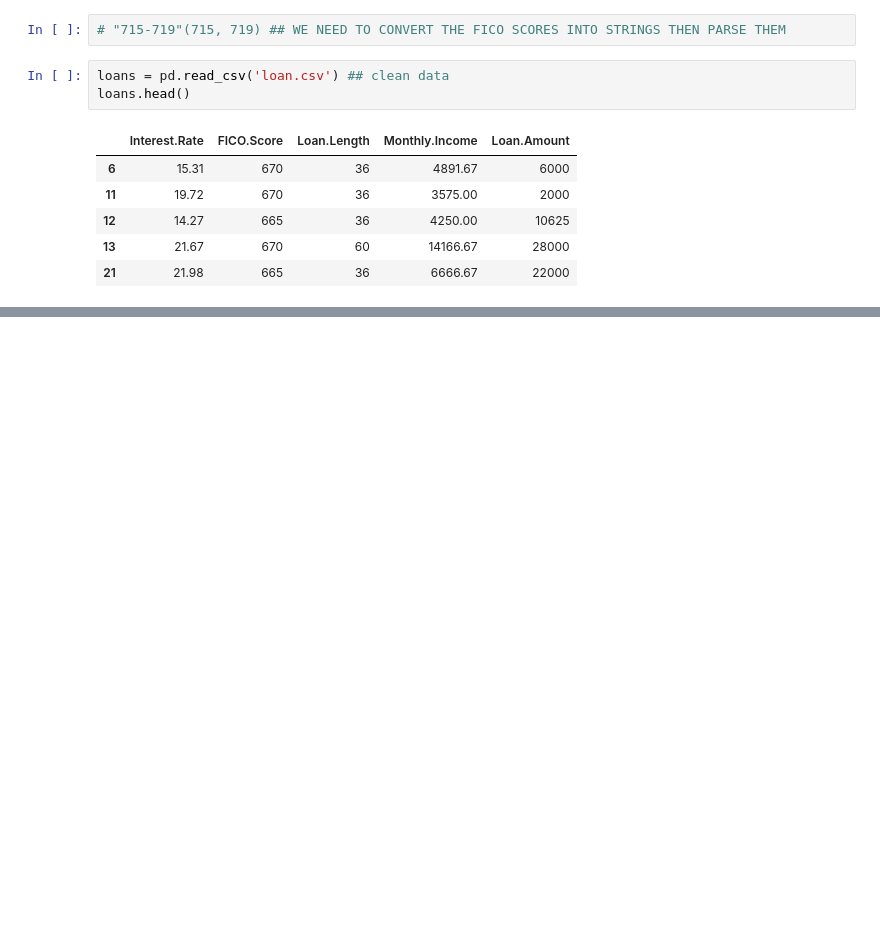
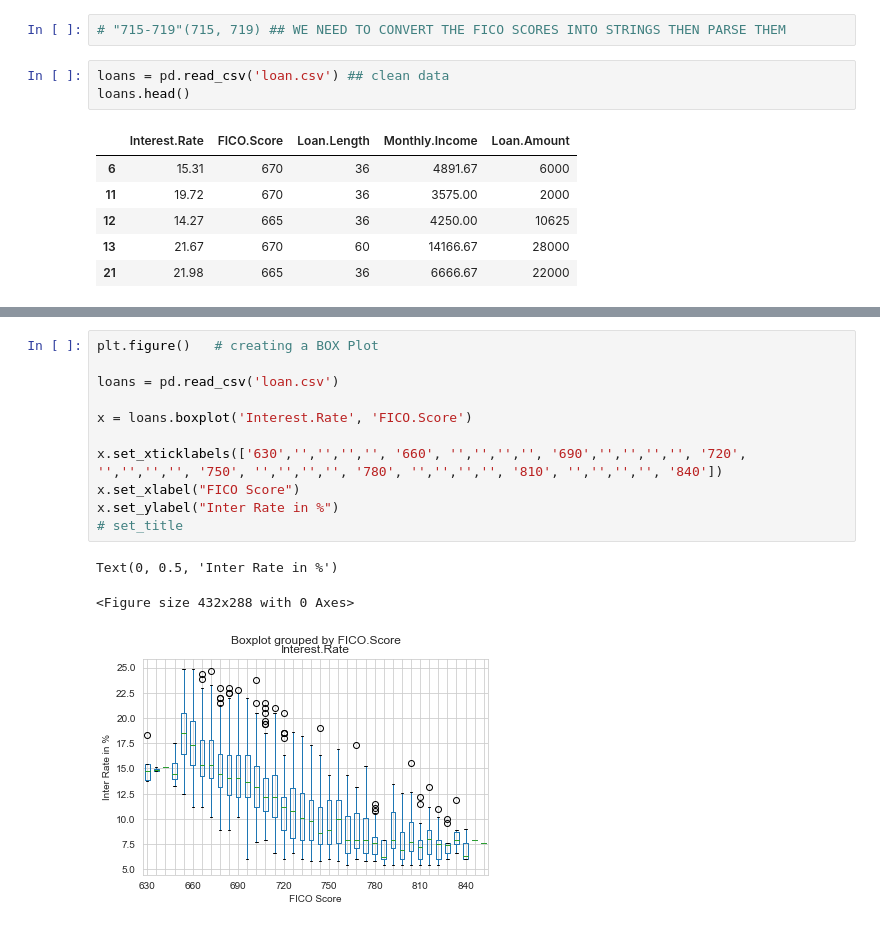
Before and after one commit to bebo09/LinerRegressionProject, a Jupyter notebook: Project - Linear Regression!.ipynb, the cells around one changed output, grey strips where cells are left out. Cells and saved outputs as stored; diff of their text form; blank space fills up the shorter version.

```diff
--- a/Project - Linear Regression!.ipynb
+++ b/Project - Linear Regression!.ipynb
@@ -73,0 +85,15 @@ loans.head()
+# %%
+plt.figure()   # creating a BOX Plot
+
+loans = pd.read_csv('loan.csv')
+
+x = loans.boxplot('Interest.Rate', 'FICO.Score')
+
+x.set_xticklabels(['630','','','','', '660', '','','','', '690','','','','', '720', '','','','', '750', '','','','', '780', '','','','', '810', '','','','', '840'])
+x.set_xlabel("FICO Score")
+x.set_ylabel("Inter Rate in %")
+# set_title
+# %% [output]
+Text(0, 0.5, 'Inter Rate in %')
+<Figure size 432x288 with 0 Axes>
+[figure, added]
```
Also changed, not shown: parts of 3 cells of this notebook.
